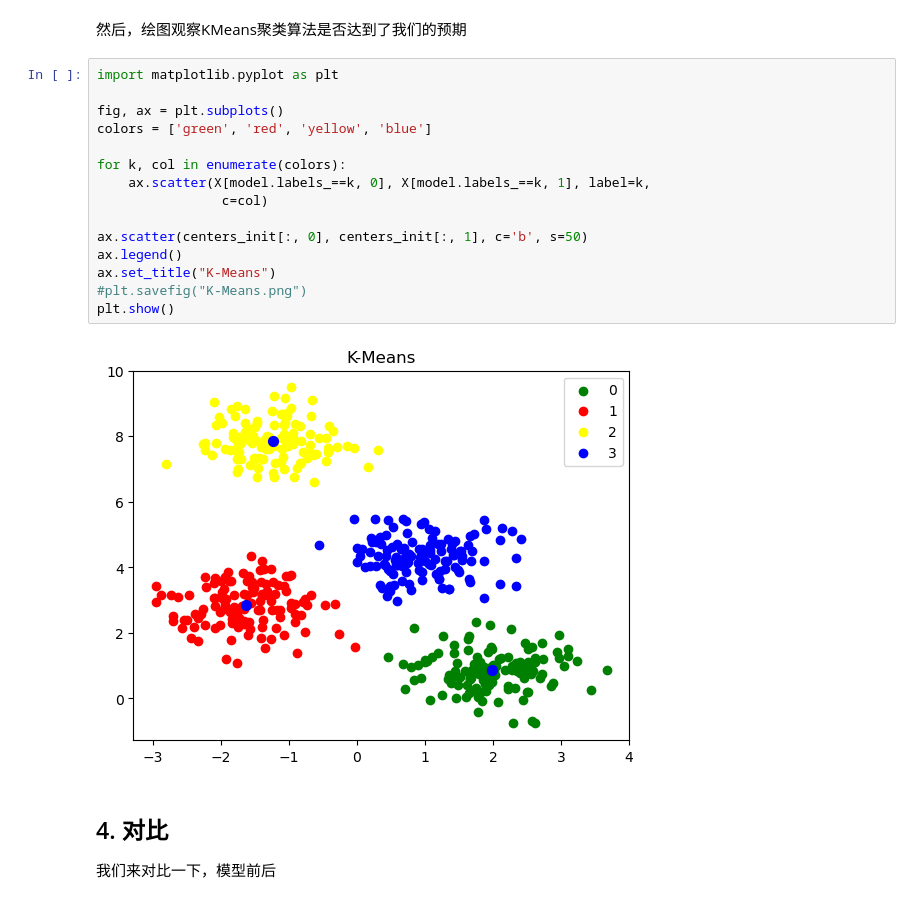
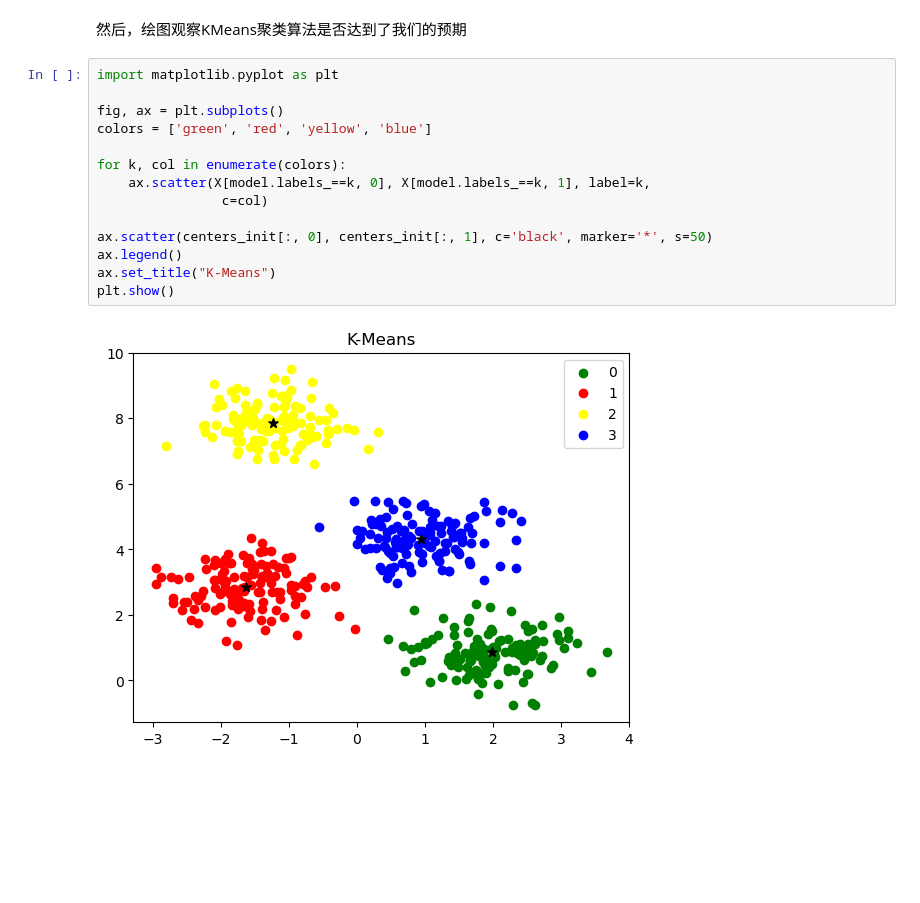
Before and after one commit to xianghancao/big-data-finance-tutorial, a Jupyter notebook: docs/10_聚类模型/10.2 K-means的实现.ipynb, the cells around one changed output. Cells and saved outputs as stored; diff of their text form; blank space fills up the shorter version.

```diff
--- a/docs/10_聚类模型/10.2 K-means的实现.ipynb
+++ b/docs/10_聚类模型/10.2 K-means的实现.ipynb
@@ -100,20 +87,16 @@ array([0, 0, 3, 3, 0, 1, 1, 3, 3, 2, 1, 0, 1, 2, 3, 3, 0, 3, 2, 3, 3, 0,
 # %%
 import matplotlib.pyplot as plt
 
 fig, ax = plt.subplots()
 colors = ['green', 'red', 'yellow', 'blue']
 
 for k, col in enumerate(colors):
     ax.scatter(X[model.labels_==k, 0], X[model.labels_==k, 1], label=k,
                 c=col)
 
-ax.scatter(centers_init[:, 0], centers_init[:, 1], c='b', s=50)
+ax.scatter(centers_init[:, 0], centers_init[:, 1], c='black', marker='*', s=50)
 ax.legend()
 ax.set_title("K-Means")
-#plt.savefig("K-Means.png")
 plt.show()
 # %% [output]
-[figure, old version]
+[figure, new version]
-# %% [markdown]
-## 4. 对比
-我们来对比一下，模型前后
```
Also changed, not shown: parts of 5 cells of this notebook, 14 other files.
